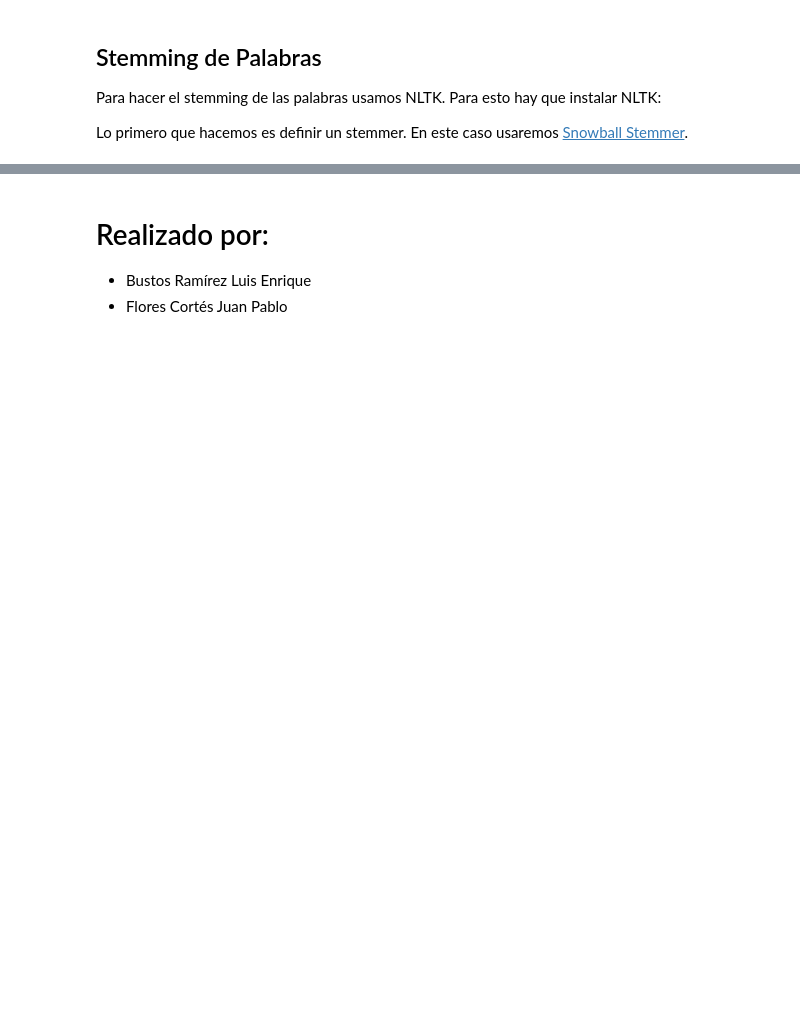
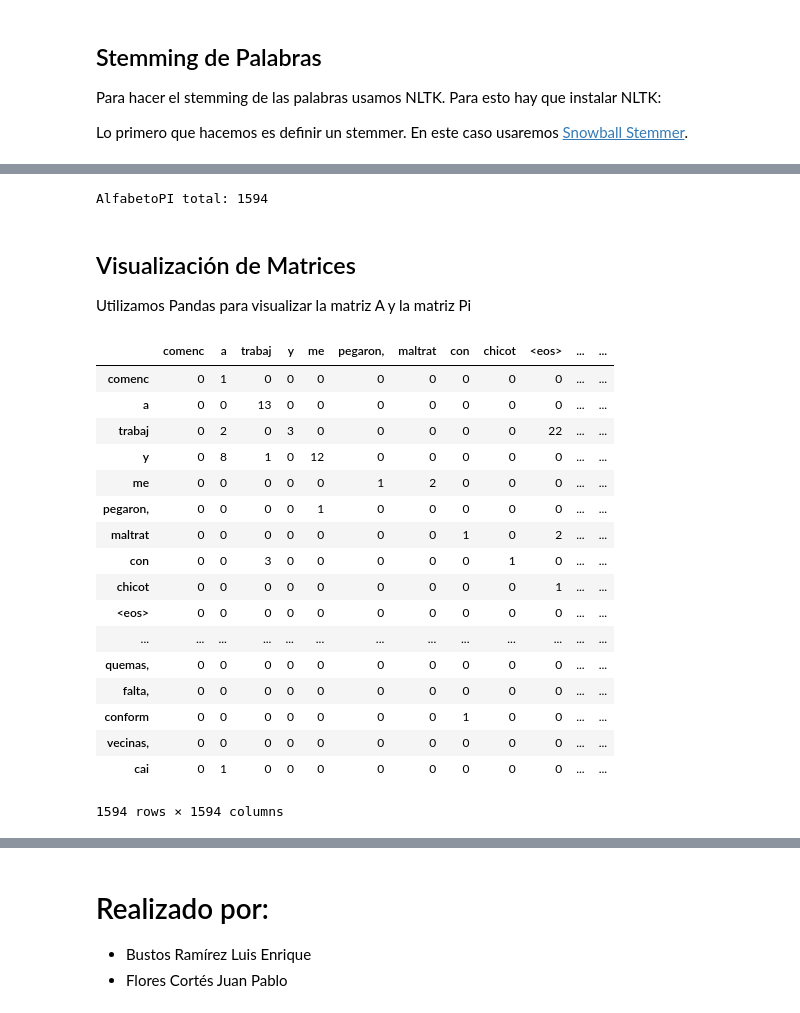
Before and after one commit to juanpflores/PLN-Tareas, a Jupyter notebook: Tarea #2.ipynb, the cells around one changed output, grey strips where cells are left out. Cells and saved outputs as stored; diff of their text form; code cells hidden in the pictures; blank space fills up the shorter version.

Commit message:
Finishes bigrams and clears cleaner bug

```diff
--- a/Tarea #2.ipynb
+++ b/Tarea #2.ipynb
@@ -168,0 +154,3 @@ s
+# %%
+import collections
+counter=collections.Counter(bigramas)
@@ -168,0 +165,18 @@ s
+# %%
+# Obtenemos el alfabeto de las palabras del stem
+#alfabeto = set(stemmed_text)
+
+alfabetoPI = []
+for stem in stemmed_text:
+    if stem not in alfabetoPI:
+        alfabetoPI.append(stem)
+
+
+alfabetoPI.remove('<init>')
+
+print("AlfabetoPI total: {0}".format(len(alfabetoPI)))
+# %% [output]
+AlfabetoPI total: 1594
+# %% [markdown]
+## Visualización de Matrices
+Utilizamos Pandas para visualizar la matriz A y la matriz Pi
@@ -168,0 +185,27 @@ s
+# %%
+MatrixA = pd.DataFrame(index=alfabetoPI, columns=alfabetoPI)
+# %%
+for x in alfabetoPI:
+    for y in alfabetoPI:
+        MatrixA.set_value(y,x, counter[y,x])
+# %%
+MatrixA
+# %% [output]
+|  | comenc | a | trabaj | y | me | pegaron, | maltrat | con | chicot | <eos> | ... | ... |
+| comenc | 0 | 1 | 0 | 0 | 0 | 0 | 0 | 0 | 0 | 0 | ... | ... |
+| a | 0 | 0 | 13 | 0 | 0 | 0 | 0 | 0 | 0 | 0 | ... | ... |
+| trabaj | 0 | 2 | 0 | 3 | 0 | 0 | 0 | 0 | 0 | 22 | ... | ... |
+| y | 0 | 8 | 1 | 0 | 12 | 0 | 0 | 0 | 0 | 0 | ... | ... |
+| me | 0 | 0 | 0 | 0 | 0 | 1 | 2 | 0 | 0 | 0 | ... | ... |
+| pegaron, | 0 | 0 | 0 | 0 | 1 | 0 | 0 | 0 | 0 | 0 | ... | ... |
+| maltrat | 0 | 0 | 0 | 0 | 0 | 0 | 0 | 1 | 0 | 2 | ... | ... |
+| con | 0 | 0 | 3 | 0 | 0 | 0 | 0 | 0 | 1 | 0 | ... | ... |
+| chicot | 0 | 0 | 0 | 0 | 0 | 0 | 0 | 0 | 0 | 1 | ... | ... |
+| <eos> | 0 | 0 | 0 | 0 | 0 | 0 | 0 | 0 | 0 | 0 | ... | ... |
+| ... | ... | ... | ... | ... | ... | ... | ... | ... | ... | ... | ... | ... |
+| quemas, | 0 | 0 | 0 | 0 | 0 | 0 | 0 | 0 | 0 | 0 | ... | ... |
+| falta, | 0 | 0 | 0 | 0 | 0 | 0 | 0 | 0 | 0 | 0 | ... | ... |
+| conform | 0 | 0 | 0 | 0 | 0 | 0 | 0 | 1 | 0 | 0 | ... | ... |
+| vecinas, | 0 | 0 | 0 | 0 | 0 | 0 | 0 | 0 | 0 | 0 | ... | ... |
+| cai | 0 | 1 | 0 | 0 | 0 | 0 | 0 | 0 | 0 | 0 | ... | ... |
+1594 rows × 1594 columns
```
Also changed, not shown: parts of 18 cells of this notebook.
